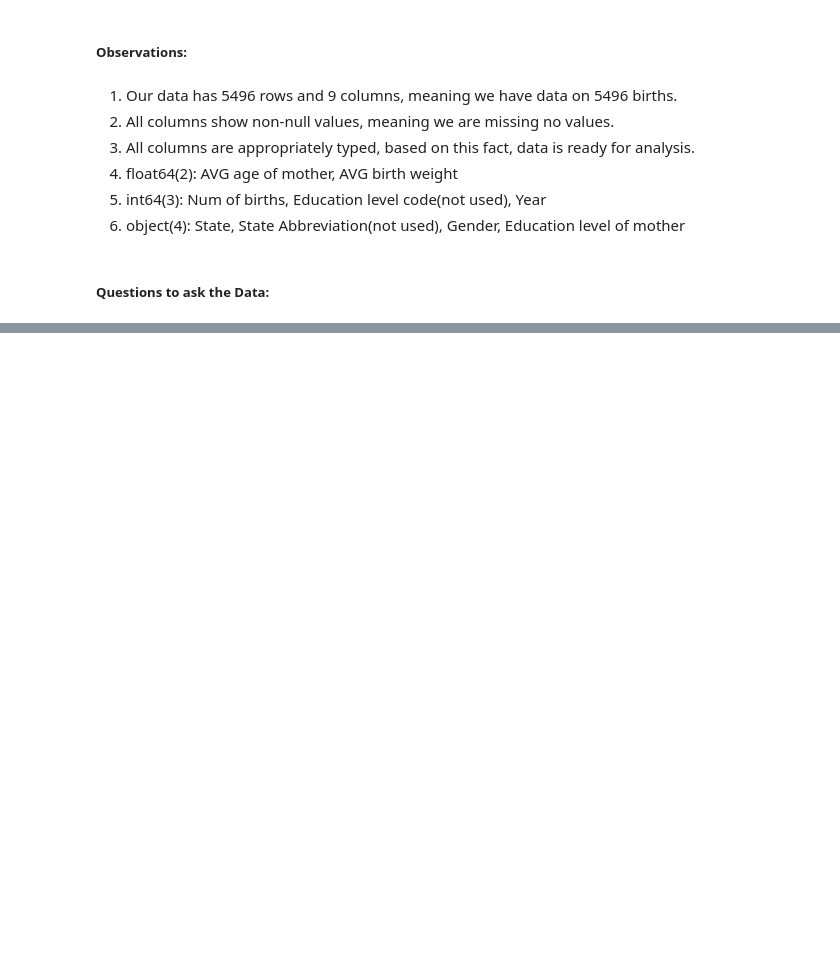
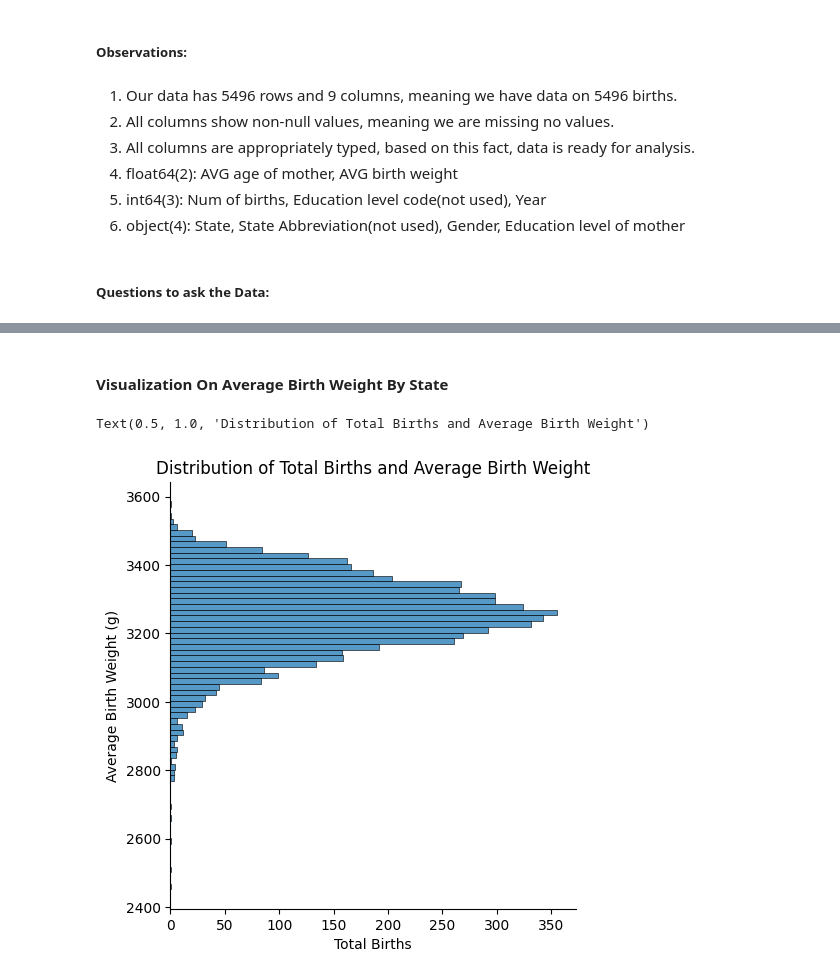
Before and after one commit to jLucas121/ISDA111, a Jupyter notebook: UsBirths.ipynb, the cells around one changed output, grey strips where cells are left out. Cells and saved outputs as stored; diff of their text form; code cells hidden in the pictures; blank space fills up the shorter version.

```diff
--- a/UsBirths.ipynb
+++ b/UsBirths.ipynb
@@ -85,0 +141,11 @@ memory usage: 386.6+ KB
+# %% [markdown]
+#### Visualization On Average Birth Weight By State
+# %%
+sns.displot(data, y = 'Average Birth Weight (g)', kind = "hist" )
+
+mp.xlabel('Total Births')
+mp.ylabel('Average Birth Weight (g)')
+mp.title('Distribution of Total Births and Average Birth Weight')
+# %% [output]
+Text(0.5, 1.0, 'Distribution of Total Births and Average Birth Weight')
+[figure, added]
```
Also changed, not shown: parts of 7 cells of this notebook.
